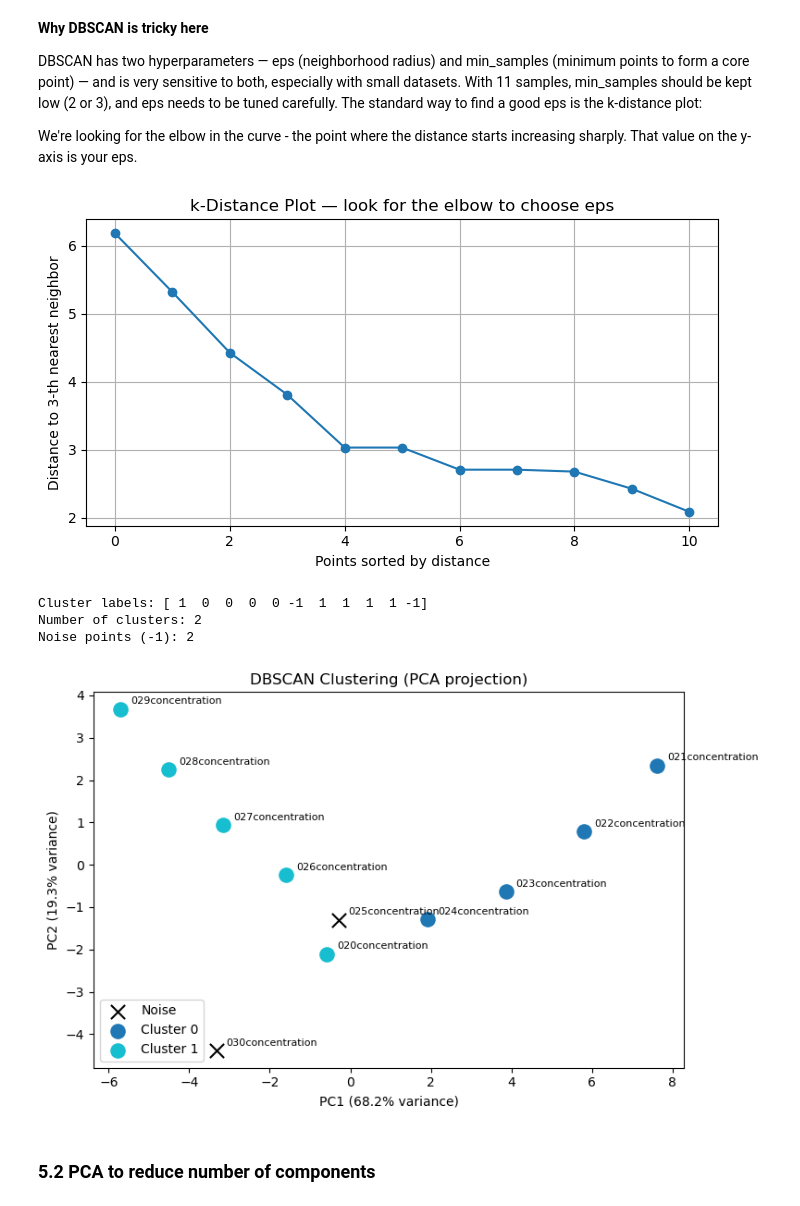
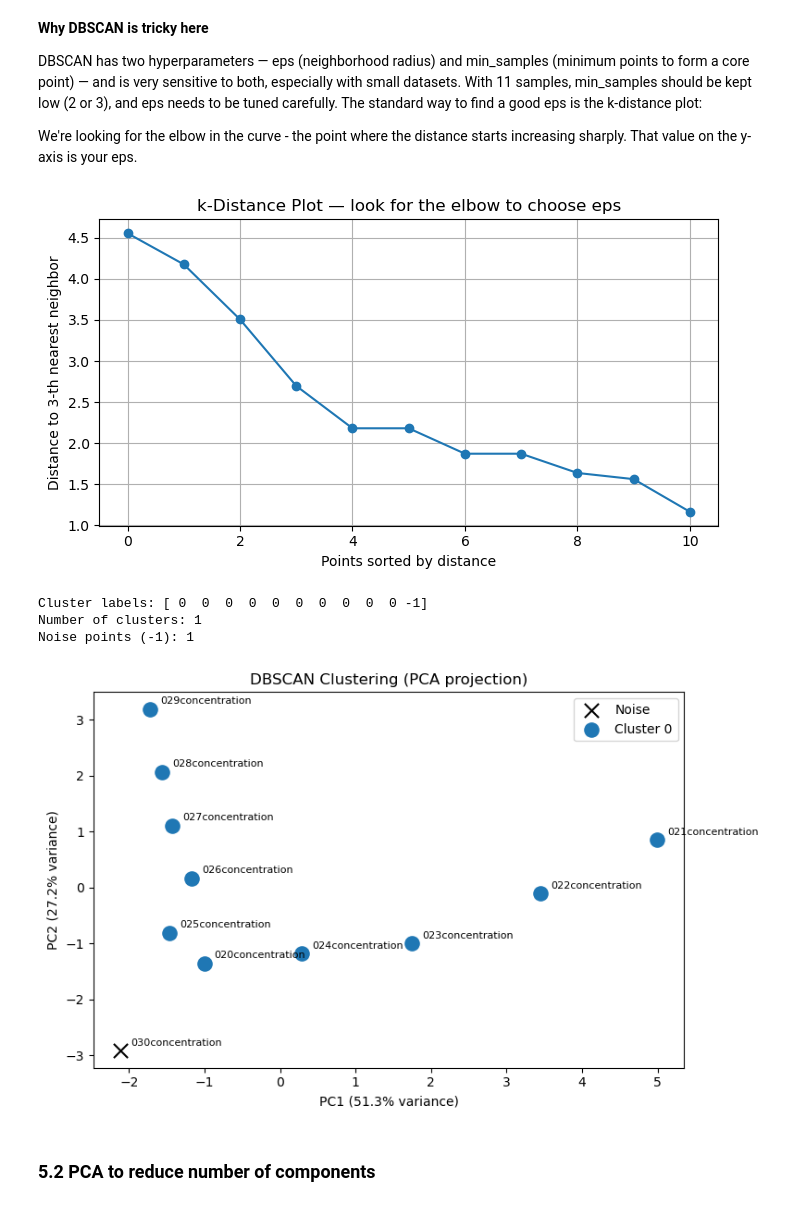
Before and after one commit to ZeIcaro/insights-combustion, a Jupyter notebook: combustion-tp.ipynb, the cells around one changed output. Cells and saved outputs as stored; diff of their text form; code cells hidden in the pictures.

```diff
--- a/combustion-tp.ipynb
+++ b/combustion-tp.ipynb
@@ -964,6 +1068,12 @@ X_scaled = pd.DataFrame(
     index=df_features.index,
     columns=df_features.columns
 )
+
+X_scaled_reduced = pd.DataFrame(
+    scaler.fit_transform(df_features_reduced),
+    index=df_features_reduced.index,
+    columns=df_features_reduced.columns
+)
 # %%
 X_scaled
 # %% [output]
@@ -1034,7 +1159,7 @@ K_range = range(1, 10) # Testing 1 through 9 clusters
 
 for k in K_range:
     km = KMeans(n_clusters=k, random_state=42, n_init=10)
-    km.fit(X_scaled)
+    km.fit(X_scaled_reduced)
     inertia.append(km.inertia_)
 
 plt.figure(figsize=(8, 4))
@@ -1210,47 +1335,47 @@ We're looking for the elbow in the curve - the point where the distance starts i
 # %%
 from sklearn.neighbors import NearestNeighbors
 from sklearn.cluster import DBSCAN
 import matplotlib.pyplot as plt
 import numpy as np
 
 # k-distance plot to find optimal eps
 # with 11 samples, use min_samples=2 or 3
 min_samples = 3
-nbrs = NearestNeighbors(n_neighbors=min_samples).fit(X_scaled)
-distances, _ = nbrs.kneighbors(X_scaled)
+nbrs = NearestNeighbors(n_neighbors=min_samples).fit(X_scaled_reduced)
+distances, _ = nbrs.kneighbors(X_scaled_reduced)
 k_distances = np.sort(distances[:, -1])[::-1]  # distance to k-th neighbor, sorted descending
 
 plt.figure(figsize=(7, 4))
 plt.plot(k_distances, marker="o")
 plt.xlabel("Points sorted by distance")
 plt.ylabel(f"Distance to {min_samples}-th nearest neighbor")
 plt.title("k-Distance Plot — look for the elbow to choose eps")
 plt.grid(True)
 plt.tight_layout()
-plt.savefig("kdistance_plot.png", dpi=150)
+plt.savefig("figs/kdistance_plot.png", dpi=150)
 plt.show()
 # %% [output]
-[figure, old version]
+[figure, new version]
 # %%
 # Running DBScan
 
 eps_value = 3 # replace with value read from the elbow
 
 dbscan = DBSCAN(eps=eps_value, min_samples=min_samples)
-labels = dbscan.fit_predict(X_scaled)
+labels = dbscan.fit_predict(X_scaled_reduced)
 
 print("Cluster labels:", labels)
 print(f"Number of clusters: {len(set(labels)) - (1 if -1 in labels else 0)}")
 print(f"Noise points (-1): {list(labels).count(-1)}")
 # %% [output]
-Cluster labels: [ 1  0  0  0  0 -1  1  1  1  1 -1]
-Number of clusters: 2
-Noise points (-1): 2
+Cluster labels: [ 0  0  0  0  0  0  0  0  0  0 -1]
+Number of clusters: 1
+Noise points (-1): 1
 # %%
 from sklearn.decomposition import PCA
 
 pca = PCA(n_components=2)
-X_pca = pca.fit_transform(X_scaled)
+X_pca = pca.fit_transform(X_scaled_reduced)
 
 fig, ax = plt.subplots(figsize=(8, 5))
 
@@ -1266,7 +1391,7 @@ for label in unique_labels:
                c=[color], marker=marker, s=120, label=name, zorder=3)
 
 # Annotate each point with its simulation name
-for i, sim_name in enumerate(df_features.index):
+for i, sim_name in enumerate(df_features_reduced.index):
     ax.annotate(sim_name, (X_pca[i, 0], X_pca[i, 1]),
                 textcoords="offset points", xytext=(8, 4), fontsize=8)
 
@@ -1275,10 +1400,10 @@ ax.set_ylabel(f"PC2 ({pca.explained_variance_ratio_[1]*100:.1f}% variance)")
 ax.set_title("DBSCAN Clustering (PCA projection)")
 ax.legend()
 plt.tight_layout()
-plt.savefig("dbscan_clusters.png", dpi=150)
+plt.savefig("figs/dbscan_clusters.png", dpi=150)
 plt.show()
 # %% [output]
-[figure, old version]
+[figure, new version]
 # %% [markdown]
 ### 5.2 PCA to reduce number of components
 # %% [markdown]
```
Also changed, not shown: parts of 20 cells of this notebook, 1 other file.
